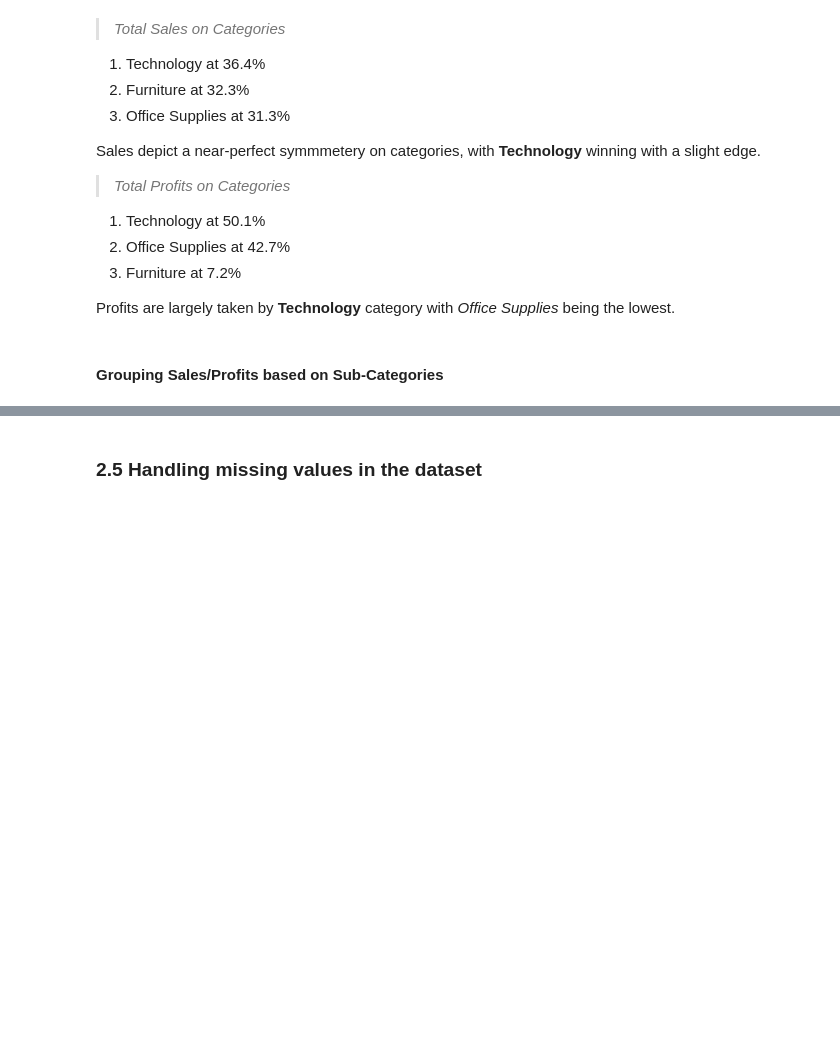
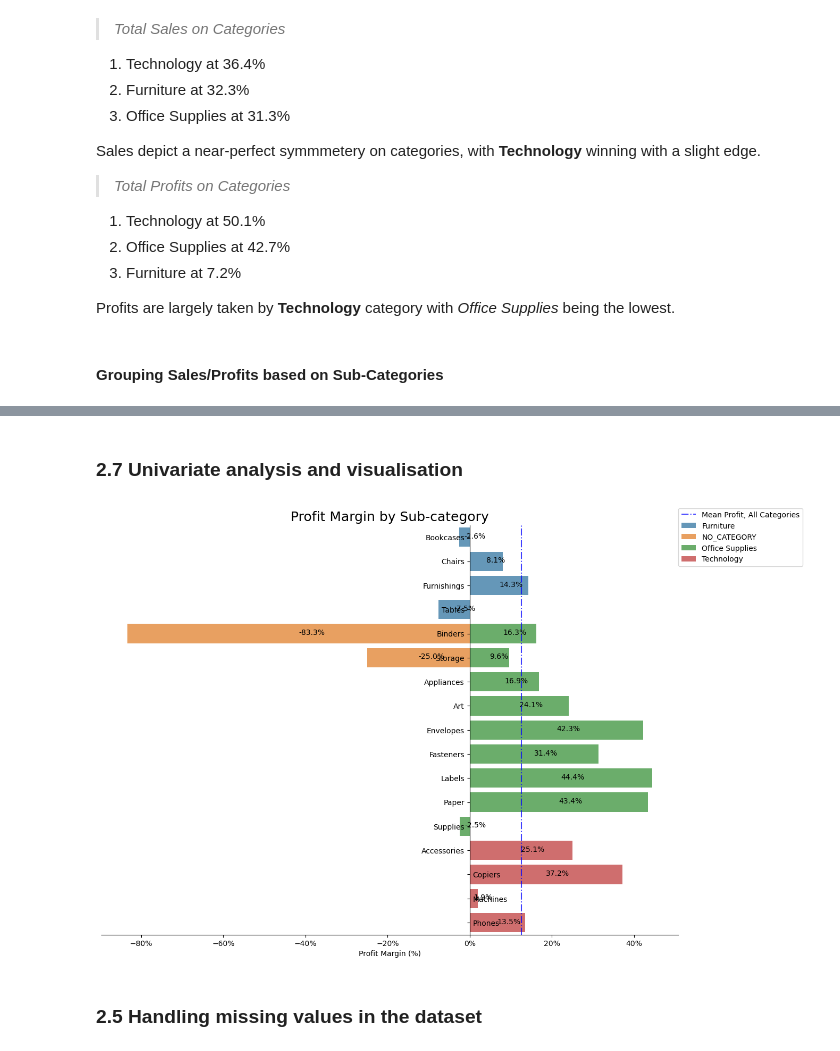
Before and after one commit to nareshwar/uhull-module-1, a Jupyter notebook: assignment_notebook/assignment_final.ipynb, the cells around one changed output, grey strips where cells are left out. Drawn from its saved outputs; the diff is of its cells as text; code cells hidden in the pictures; blank space fills up the shorter version.

Commit message:
More graphs, category/sub-category analysis

```diff
--- a/assignment_notebook/assignment_final.ipynb
+++ b/assignment_notebook/assignment_final.ipynb
@@ -431,0 +473,59 @@ ValueError: Cannot subset columns with a tuple with more than one element. Use a
+# %% [markdown]
+### 2.7 Univariate analysis and visualisation
+# %%
+#Grouping the data on category and it's respective sub-categories. Calculating the profit margin.
+sales_per_subcategory = global_super_store_data.groupby(['Category', 'Sub-Category'], as_index=False)[['Sales', 'Profit']].sum()
+sales_per_subcategory['Profit Margin'] = sales_per_subcategory['Profit'] / sales_per_subcategory['Sales']
+
+#Sorting the dataframe based on profit margin
+sales_per_subcategory = sales_per_subcategory.sort_values(by=['Category', 'Sub-Category', 'Profit Margin'], ascending=True)
+
+
+# plot a profit margins sub-category bar chart
+fig, ax = plt.subplots(figsize=(14,10))
+
+# Unique sub categories without NO_SUB_CATEGORY
+unique_sub_categories_without_custom_label = sales_per_subcategory[sales_per_subcategory['Sub-Category'] != 'NO_SUB_CATEGORY']['Sub-Category'].unique()
+
+#Plotting the profit margin per sub-category.
+sns.barplot(y=sales_per_subcategory['Sub-Category'], x=sales_per_subcategory['Profit Margin'], hue=sales_per_subcategory['Category'],
+                alpha=0.75, dodge=False, ax=ax, order=unique_sub_categories_without_custom_label)
+
+#Cleaning out bar junk
+ax.spines['left'].set_position('zero')
+ax.spines[['right','top']].set_visible(False)
+ax.set(ylabel=None, xlabel='Profit Margin (%)')
+
+
+def move_ylabel_tick(index: list):
+    """
+    Moving the provided ylabel ticks
+    """
+    for tick in index:
+        ax.get_yticklabels()[tick].set_x(0.02)
+        ax.get_yticklabels()[tick].set_horizontalalignment('left')
+
+#Moving the y-labels on sub-categories that are making a loss in order to prevent collision of the bar and the text.
+move_ylabel_tick([-1, -2, -3])
+
+
+#Annotating the profit margin amount for each bar.
+for p in ax.patches:
+    _, y = p.get_xy()
+
+    ax.annotate(f'{p.get_width()*100 :.1f}%', (p.get_width() / 2, y+0.45))
+
+#Calculating Superstore's aggregate profit margin in order to compare it to each sub-category's profit margin
+mean_profit = sales_per_subcategory['Profit'].sum() / sales_per_subcategory['Sales'].sum()
+
+#Plotting a vertical line and annotating the Superstore's aggregate profit margin.
+ax.axvline(mean_profit, color='blue', label='Mean Profit, All Categories', alpha=0.75, ls='-.')
+
+#Setting the title and legend.
+ax.set_title('Profit Margin by Sub-category', fontdict={'fontsize':18})
+ax.legend(loc=(1, 0.9))
+
+#Formatting the x-axis as %
+ax.xaxis.set_major_formatter(mtick.PercentFormatter(1.0))
+# %% [output]
+[figure, added]
```
Also changed, not shown: parts of 9 cells of this notebook, 1 other file.
